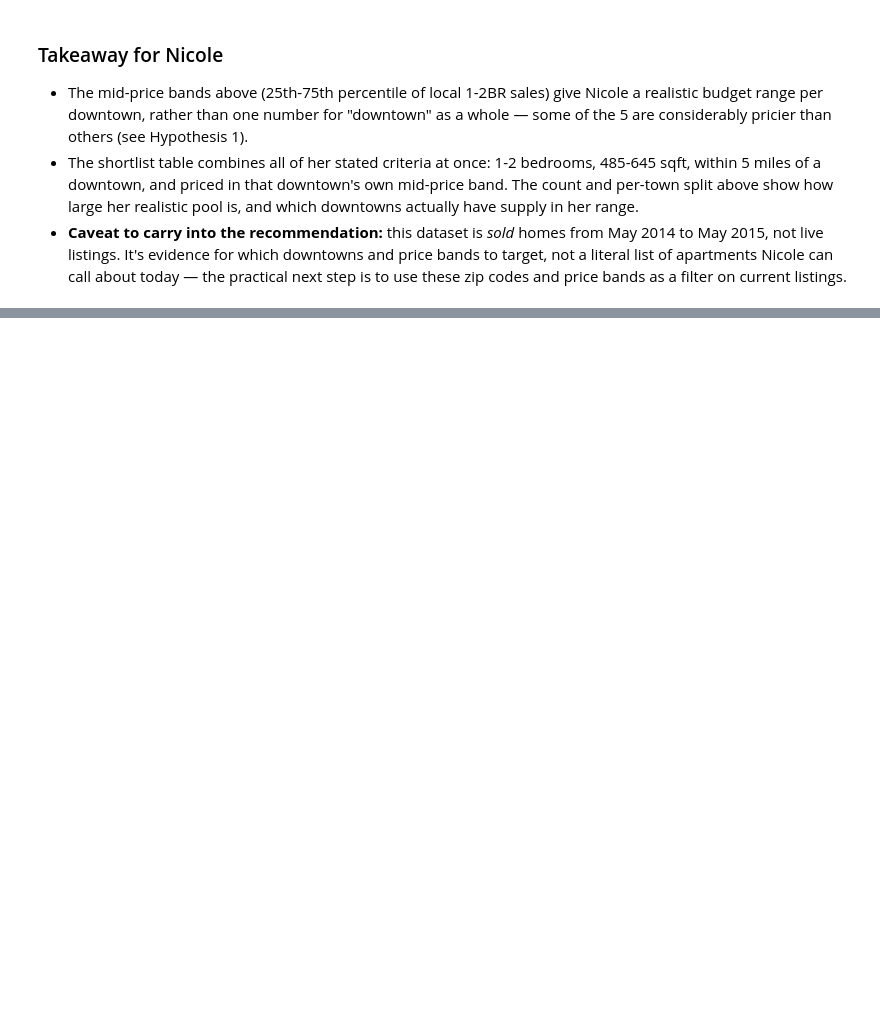
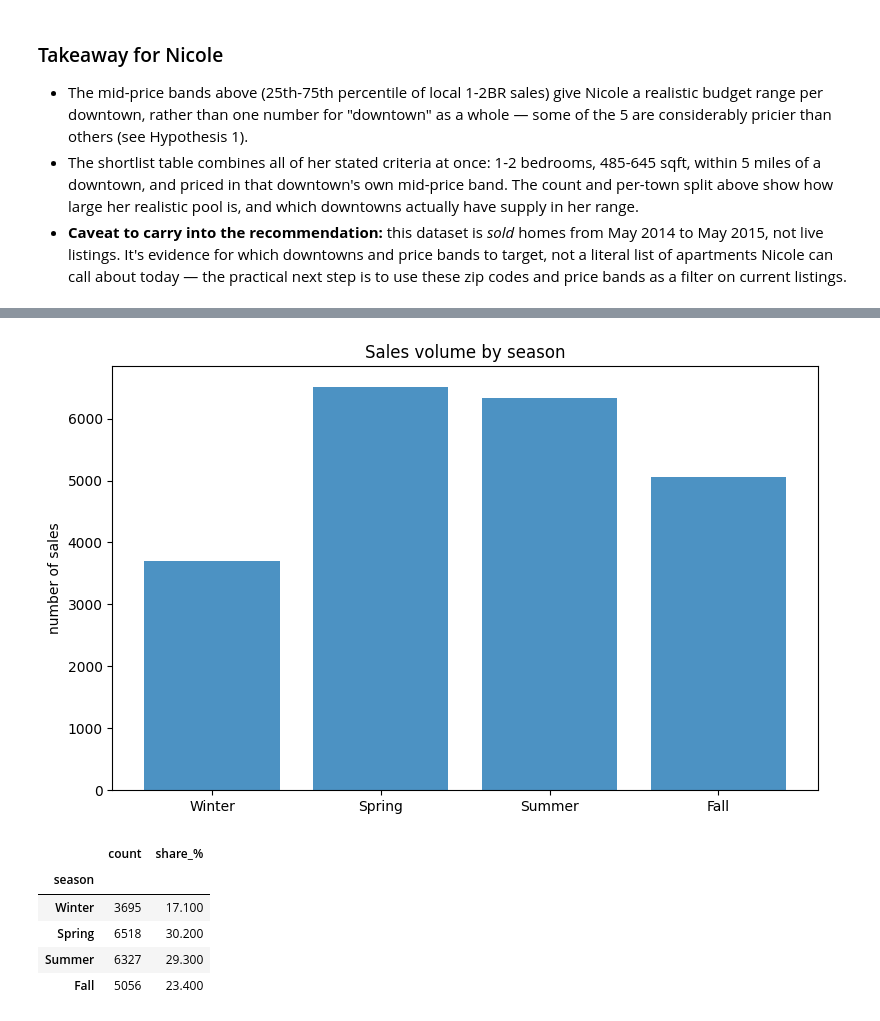
Before and after one commit to curls-me/ds-eda-project, a Jupyter notebook: 04_eda.ipynb, the cells around one changed output, grey strips where cells are left out. Cells and saved outputs as stored; diff of their text form; code cells hidden in the pictures; blank space fills up the shorter version.

```diff
--- a/04_eda.ipynb
+++ b/04_eda.ipynb
@@ -599,0 +761,20 @@ shortlist.sort_values(["closest_town", "price"])[shortlist_cols].head(20)
+# %%
+season_counts = df_clean["season"].value_counts().reindex(season_order)
+season_share = (season_counts / season_counts.sum() * 100).round(1)
+
+fig, ax = plt.subplots()
+ax.bar(season_order, season_counts, color="tab:blue", alpha=0.8)
+ax.set_ylabel("number of sales")
+ax.set_title("Sales volume by season")
+plt.tight_layout()
+plt.show()
+
+pd.concat([season_counts.rename("count"), season_share.rename("share_%")], axis=1)
+# %% [output]
+[figure, added]
+|  | count | share_% |
+| season |  |  |
+| Winter | 3695 | 17.100 |
+| Spring | 6518 | 30.200 |
+| Summer | 6327 | 29.300 |
+| Fall | 5056 | 23.400 |
```
Also changed, not shown: parts of 29 cells of this notebook, 2 other files.
